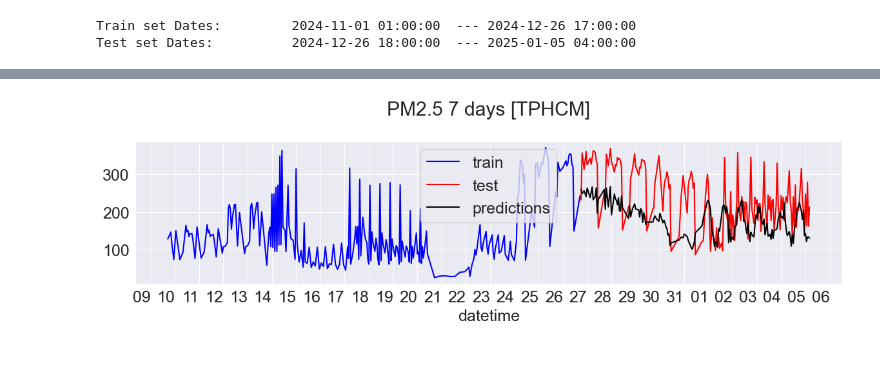
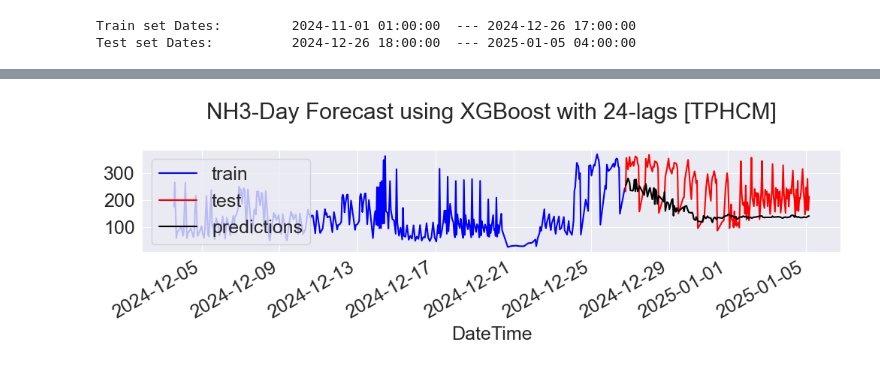
Before and after one commit to ThojTran/PPNC---Comparing-Machine-Learning-Models-for-AQI-Prediction-in-HCMC, a Jupyter notebook: PPNC.ipynb, the cells around one changed output, grey strips where cells are left out. Cells and saved outputs as stored; diff of their text form; code cells hidden in the pictures.

```diff
--- a/PPNC.ipynb
+++ b/PPNC.ipynb
@@ -630,17 +636,9 @@ dtrain = xgb.DMatrix(X_train, label=y_train)
 
 # Tham số cho XGBoost
 params = {
-    'objective':'reg:squarederror',
-    'n_estimators': 300,
-    'learning_rate': 0.1,
-    'max_depth': 8,
-    'subsample': 0.6,
-    'colsample_bytree' : 1.0,
-    'random_state' : 0,
-    'reg_lambda' : 0.5,
-    'reg_alpha' : 0.5,
-    'min_child_weight' : 3,
-    'gamma' : 0.3,
-    'eval_metric' :'rmse',
-    'seed' : 42
+    'max_depth': 6,
+    'eta': 0.1,
+    'objective': 'reg:squarederror',
+    'eval_metric': 'rmse',
+    'seed': 42
 }
@@ -669,19 +667,14 @@ preds_xgb = pd.Series(predictions, index=test_pm25.index)
 # %%
 # Vẽ biểu đồ
-plt.figure(figsize=(12,4))
-train_pm25[-35*7:].plot(color='blue', label='train')
+plt.figure(figsize=(12,2))
+train_pm25[-24*14:].plot(color='blue', label='train')
 test_pm25.plot(color='red', label='test')
 preds_xgb.plot(color='black', label='predictions')
-plt.legend()
-plt.title('PM2.5 7 days [TPHCM]\n')
-plt.gca().xaxis.set_major_formatter(mdates.DateFormatter('%d'))
-plt.gca().xaxis.set_major_locator(mdates.DayLocator(interval=1))  # Mỗi ngày một điểm đánh dấu
-plt.xticks(rotation=0)
-# Thêm nhãn trục x là "datetime"
-plt.xlabel('datetime')
-plt.tight_layout()
+plt.legend(loc='upper left')
+plt.title('NH3-Day Forecast using XGBoost with 24-lags [TPHCM]\n')
+plt.show()
 # %% [output]
-[figure, old version]
+[figure, new version]
 # %%
 # Evaluations
 results_pm25_dt_notune_nomet = evaluate_model_performance(
```
Also changed, not shown: parts of 39 cells of this notebook, 1 other file.
